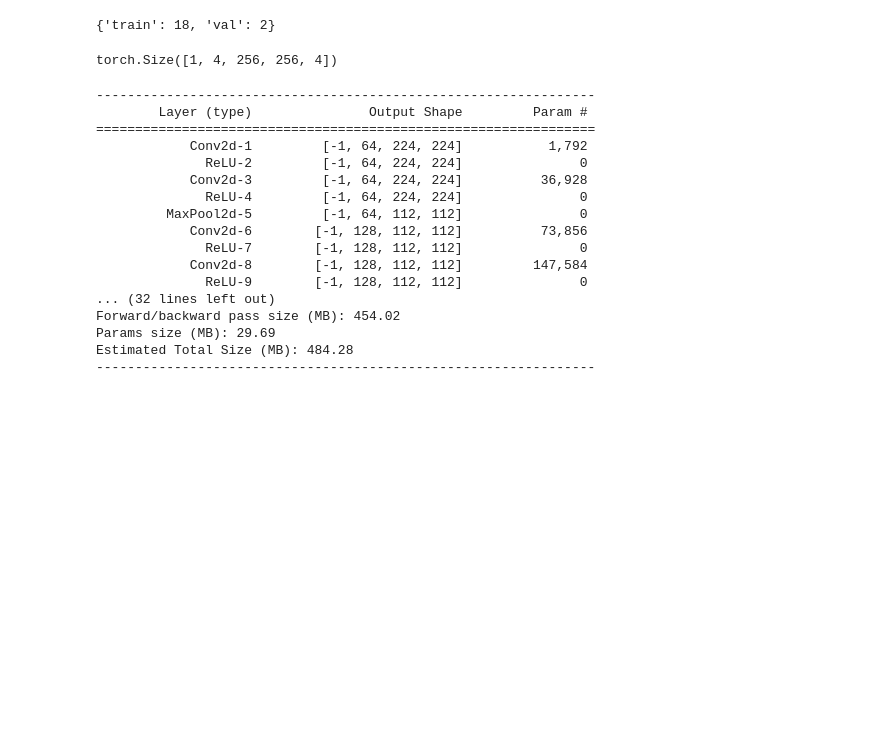
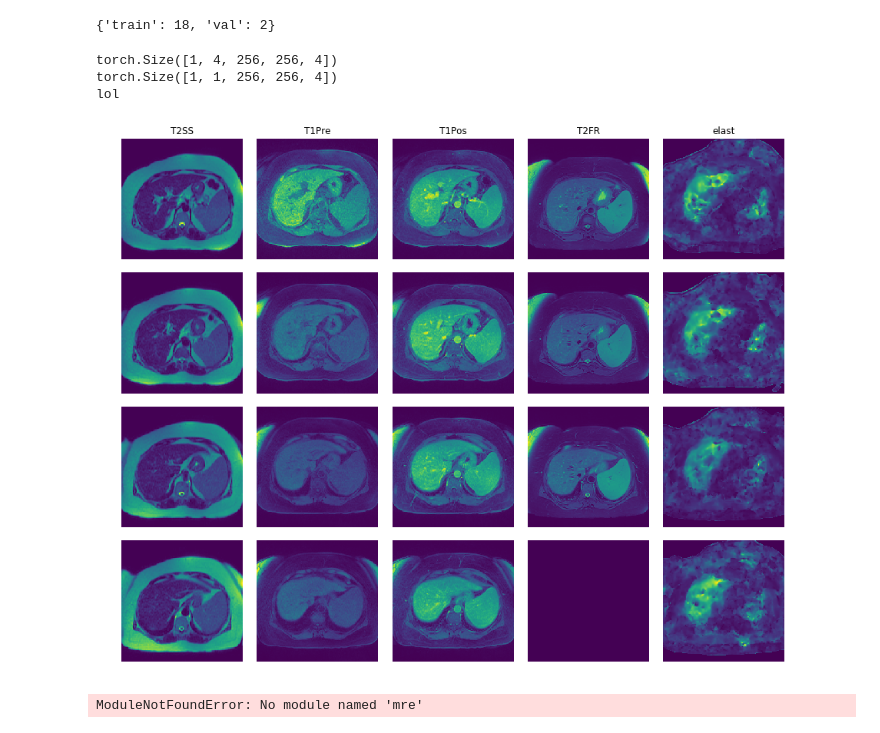
Before and after one commit to batmanlab/predictElasticity, a Jupyter notebook: notebooks/data_unet.ipynb, the cells around one changed output. Saved outputs shown, nothing was run; the diff lists cells and outputs as text; code cells hidden in the pictures; blank space fills up the shorter version.

```diff
--- a/notebooks/data_unet.ipynb
+++ b/notebooks/data_unet.ipynb
@@ -56,3 +38,29 @@ def torch_ds_vis(torch_ds, index):
+# %%
+def torch_dl_vis(inputs, targets, index):
+    print('lol')
+    titles = ['T2SS', 'T1Pre', 'T1Pos', 'T2FR', 'elast']
+    inputs = inputs[index]
+    targets = targets[index]
+    n_seq = inputs.shape[0]+targets.shape[0]
+    n_z = inputs.shape[-1]
+    fig, axes = plt.subplots(n_z, n_seq, constrained_layout=True, figsize=(2.5*n_seq,2.5*n_z), sharex=True, sharey=True)
+    for z in range(n_z):
+        for seq in range(n_seq):
+            if seq < inputs.shape[0]:
+                #set_trace()
+                axes[z][seq].imshow(np.asarray(inputs[seq,:,:,z]).T,
+                                    vmin=inputs[seq,:,:,z].min(), vmax=inputs[seq,:,:,z].max())
+            else:
+                axes[z][seq].imshow(np.asarray(targets[seq-inputs.shape[0],:,:,z]).T,
+                                    vmin=targets[seq-inputs.shape[0],:,:,z].min(), vmax=targets[seq-inputs.shape[0],:,:,z].max())
+
+            axes[z][seq].axis('off')
+            if z == 0:
+                axes[z][seq].set_title(titles[seq])
+        if seq == 0:
+            axes[z][seq].set_xlabel(f'z = {z}')
+    fig.lines.append(plt.vlines(0.8, 0, 1, transform=fig.transFigure))
+    plt.show()
 # %%
 # Use xArray to define the dataset.  Easy to query and map (although might not be fast when scaling up)
 input_example = ds.sel(sequence=['T2SS', 'T1Pre', 'T1Pos', 'T2FR']).images
@@ -79,7 +87,7 @@ class MREDataset(Dataset):
             subjects = subjects[-2:]
         else:
             raise AttributeError('Must choose one of ["train", "val"] for `set_type`.')
-        #self.subject_dict = dict(zip(range(len(subjects), subjects )))
+        self.subject_dict = dict(zip(range(len(subjects)), subjects ))
 
         self.input_images = xa_ds.sel(sequence=inputs, subject=subjects).transpose(
             'subject', 'sequence', 'x', 'y', 'slices').images.values
@@ -93,9 +101,11 @@ class MREDataset(Dataset):
     def __getitem__(self, idx):
         image = self.input_images[idx]
         target = self.target_images[idx]
+        image = torch.Tensor(image)
+        target = torch.Tensor(target)
         if self.transform:
-            image = torch.Tensor(self.transform(image))
-            target = torch.Tensor(self.transform(target))
+            image = self.transform(image)
+            target = self.transform(target)
 
         return [image, target]
 
@@ -129,14 +139,18 @@ dataset_sizes
 # %%
 import torchvision.utils
 
 # Get a batch of training data
 inputs, targets= next(iter(dataloaders['train']))
 
 #print(inputs.shape, masks.shape)
 #for x in [inputs.numpy(), masks.numpy()]:
 #    print(x.min(), x.max(), x.mean(), x.std())
 print(inputs.shape)
+print(targets.shape)
 
-#torch_ds_vis(inputs)
+torch_dl_vis(inputs, targets, 0)
 # %% [output]
 torch.Size([1, 4, 256, 256, 4])
+torch.Size([1, 1, 256, 256, 4])
+lol
+[figure, added]
@@ -144,32 +160,15 @@ torch.Size([1, 4, 256, 256, 4])
 from torchsummary import summary
 import torch
 import torch.nn as nn
-import pytorch_unet
 
 device = torch.device('cuda' if torch.cuda.is_available() else 'cpu')
 
 model = pytorch_unet.UNet(6)
 model = model.to(device)
 
-summary(model, input_size=(3, 224, 224))
+summary(model, input_size=(4, 256, 256, 4))
 # %% [output]
-----------------------------------------------------------------
-        Layer (type)               Output Shape         Param #
-================================================================
-            Conv2d-1         [-1, 64, 224, 224]           1,792
-              ReLU-2         [-1, 64, 224, 224]               0
-            Conv2d-3         [-1, 64, 224, 224]          36,928
-              ReLU-4         [-1, 64, 224, 224]               0
-         MaxPool2d-5         [-1, 64, 112, 112]               0
-            Conv2d-6        [-1, 128, 112, 112]          73,856
-              ReLU-7        [-1, 128, 112, 112]               0
-            Conv2d-8        [-1, 128, 112, 112]         147,584
-              ReLU-9        [-1, 128, 112, 112]               0
-... (32 lines left out)
-Forward/backward pass size (MB): 454.02
-Params size (MB): 29.69
-Estimated Total Size (MB): 484.28
-----------------------------------------------------------------
+ModuleNotFoundError: No module named 'mre'
 # %%
 from collections import defaultdict
 import torch.nn.functional as F
```
Also changed, not shown: parts of 6 cells of this notebook, 9 other files.
